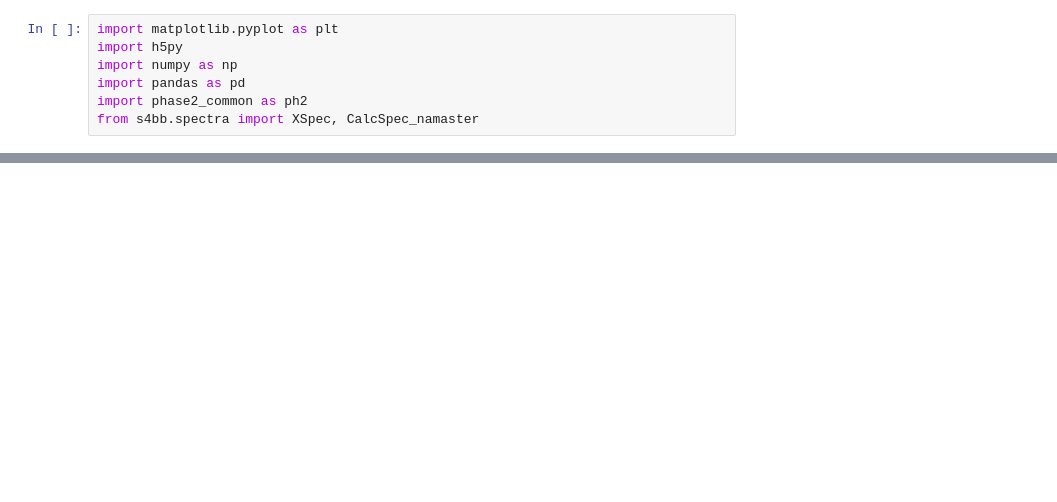
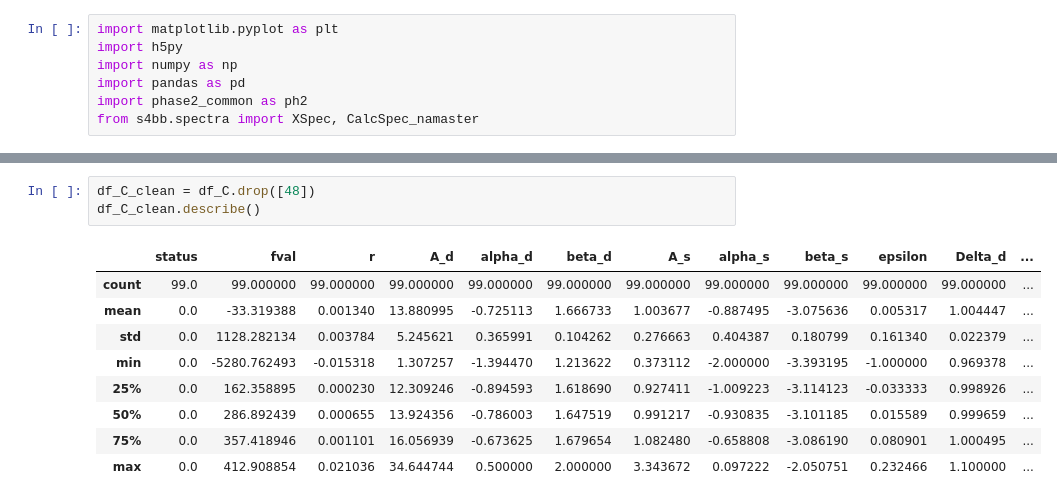
Before and after one commit to veronica-hoffman/s4bb, a Jupyter notebook: compare_params.ipynb, the cells around one changed output, grey strips where cells are left out. Drawn from its saved outputs; the diff is of its cells as text; blank space fills up the shorter version.

```diff
--- a/compare_params.ipynb
+++ b/compare_params.ipynb
@@ -97,0 +120,13 @@ df_100
+# %%
+df_C_clean = df_C.drop([48])
+df_C_clean.describe()
+# %% [output]
+|  | status | fval | r | A_d | alpha_d | beta_d | A_s | alpha_s | beta_s | epsilon | Delta_d | ... |
+| count | 99.0 | 99.000000 | 99.000000 | 99.000000 | 99.000000 | 99.000000 | 99.000000 | 99.000000 | 99.000000 | 99.000000 | 99.000000 | ... |
+| mean | 0.0 | -33.319388 | 0.001340 | 13.880995 | -0.725113 | 1.666733 | 1.003677 | -0.887495 | -3.075636 | 0.005317 | 1.004447 | ... |
+| std | 0.0 | 1128.282134 | 0.003784 | 5.245621 | 0.365991 | 0.104262 | 0.276663 | 0.404387 | 0.180799 | 0.161340 | 0.022379 | ... |
+| min | 0.0 | -5280.762493 | -0.015318 | 1.307257 | -1.394470 | 1.213622 | 0.373112 | -2.000000 | -3.393195 | -1.000000 | 0.969378 | ... |
+| 25% | 0.0 | 162.358895 | 0.000230 | 12.309246 | -0.894593 | 1.618690 | 0.927411 | -1.009223 | -3.114123 | -0.033333 | 0.998926 | ... |
+| 50% | 0.0 | 286.892439 | 0.000655 | 13.924356 | -0.786003 | 1.647519 | 0.991217 | -0.930835 | -3.101185 | 0.015589 | 0.999659 | ... |
+| 75% | 0.0 | 357.418946 | 0.001101 | 16.056939 | -0.673625 | 1.679654 | 1.082480 | -0.658808 | -3.086190 | 0.080901 | 1.000495 | ... |
+| max | 0.0 | 412.908854 | 0.021036 | 34.644744 | 0.500000 | 2.000000 | 3.343672 | 0.097222 | -2.050751 | 0.232466 | 1.100000 | ... |
```
Also changed, not shown: parts of 21 cells of this notebook, 8 other files.
